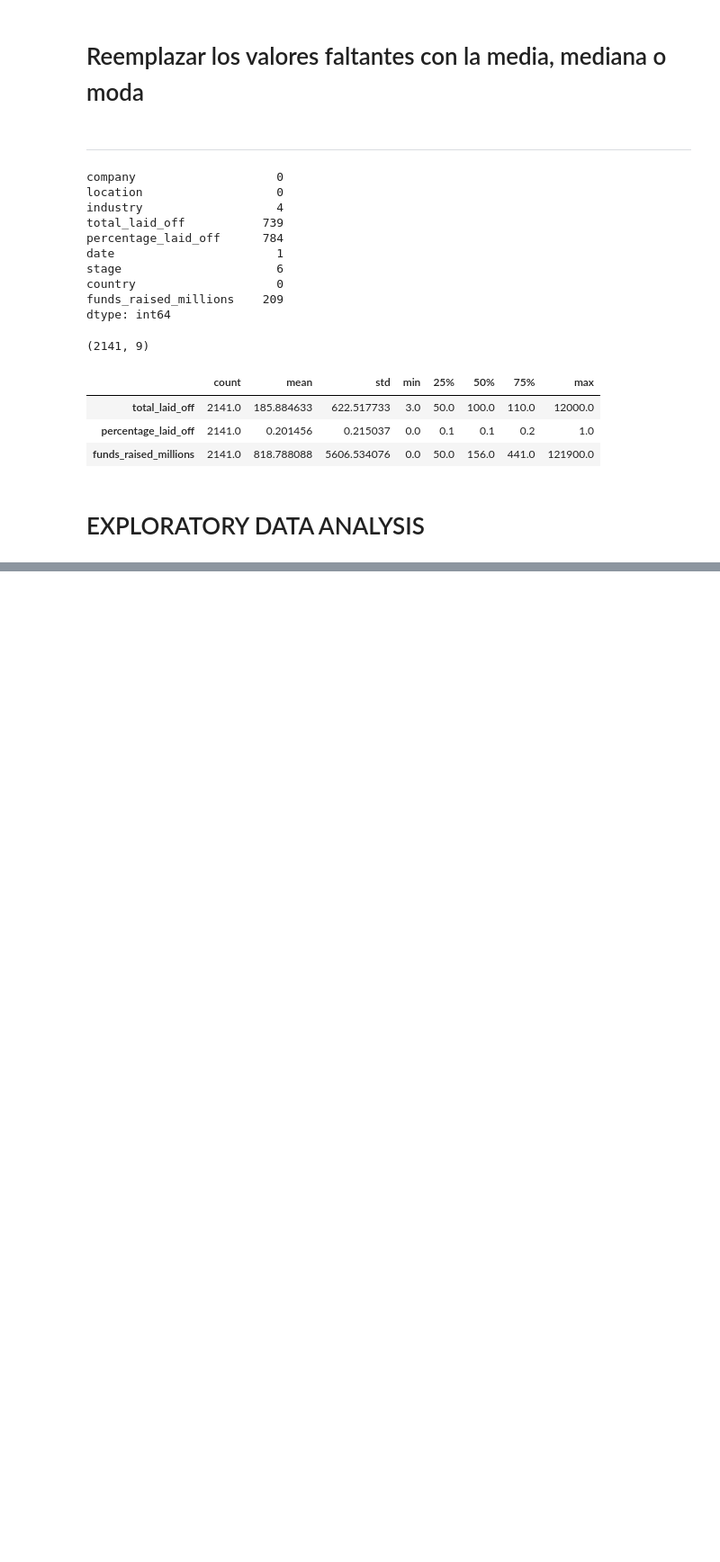
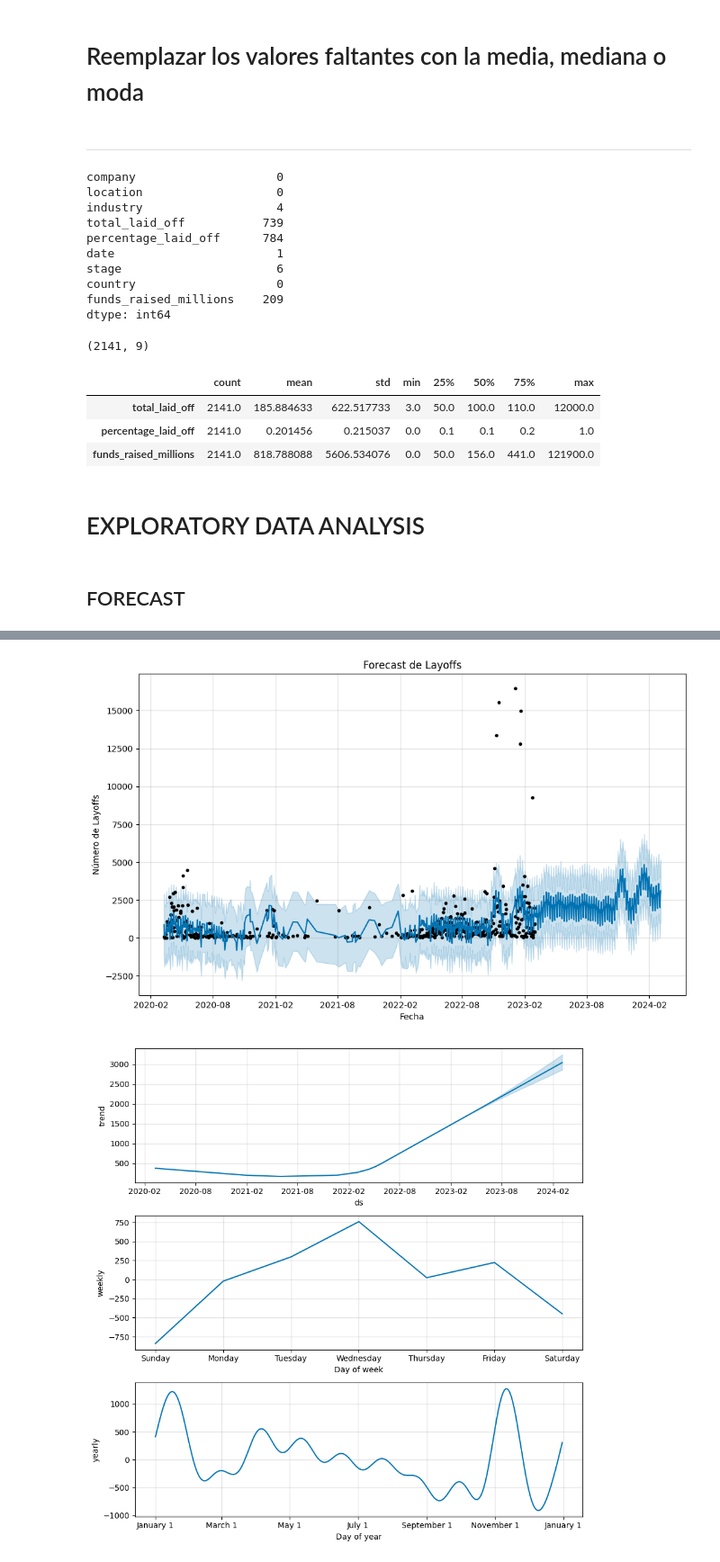
Before and after one commit to Lutroid/layoffs, a Jupyter notebook: code/data_cleaning_layoffs.ipynb, the cells around one changed output, grey strips where cells are left out. Shown: that part at 90% size. Saved outputs shown, nothing was run; the diff lists cells and outputs as text; code cells hidden in the pictures; blank space fills up the shorter version.

Commit message:
forecast added

```diff
--- a/code/data_cleaning_layoffs.ipynb
+++ b/code/data_cleaning_layoffs.ipynb
@@ -184,3 +184,37 @@ layoffs['funds_raised_millions'] = layoffs['funds_raised_millions'].astype('floa
 layoffs['date'] = pd.to_datetime(layoffs['date'])
 # %%
 layoffs.to_csv('layoffs_clean.csv', index=False, decimal=',')
+# %% [markdown]
+## FORECAST
+# %%
+from prophet import Prophet
+import matplotlib.pyplot as plt
+
+
+layoffs['date'] = pd.to_datetime(layoffs['date'])
+df_agg = layoffs.groupby('date').sum().reset_index()
+df_agg = df_agg.rename(columns={'date': 'ds', 'total_laid_off': 'y'})
+
+# Crear el modelo Prophet
+model = Prophet()
+
+# Entrenar el modelo
+model.fit(df_agg)
+
+# Crear un DataFrame de futuras fechas para hacer el pronóstico
+future = model.make_future_dataframe(periods=365)
+
+# Hacer el pronóstico
+forecast = model.predict(future)
+
+# Visualizar el pronóstico
+fig = model.plot(forecast)
+plt.title('Forecast de Layoffs')
+plt.xlabel('Fecha')
+plt.ylabel('Número de Layoffs')
+plt.show()
+
+# Visualizar los componentes del pronóstico
+fig2 = model.plot_components(forecast)
+plt.show()
+# %% [output]
@@ -186,0 +223,2 @@ layoffs.to_csv('layoffs_clean.csv', index=False, decimal=',')
+[figure, added]
+[figure, added]
```
Also changed, not shown: parts of 1 cell of this notebook, 1 other file.
